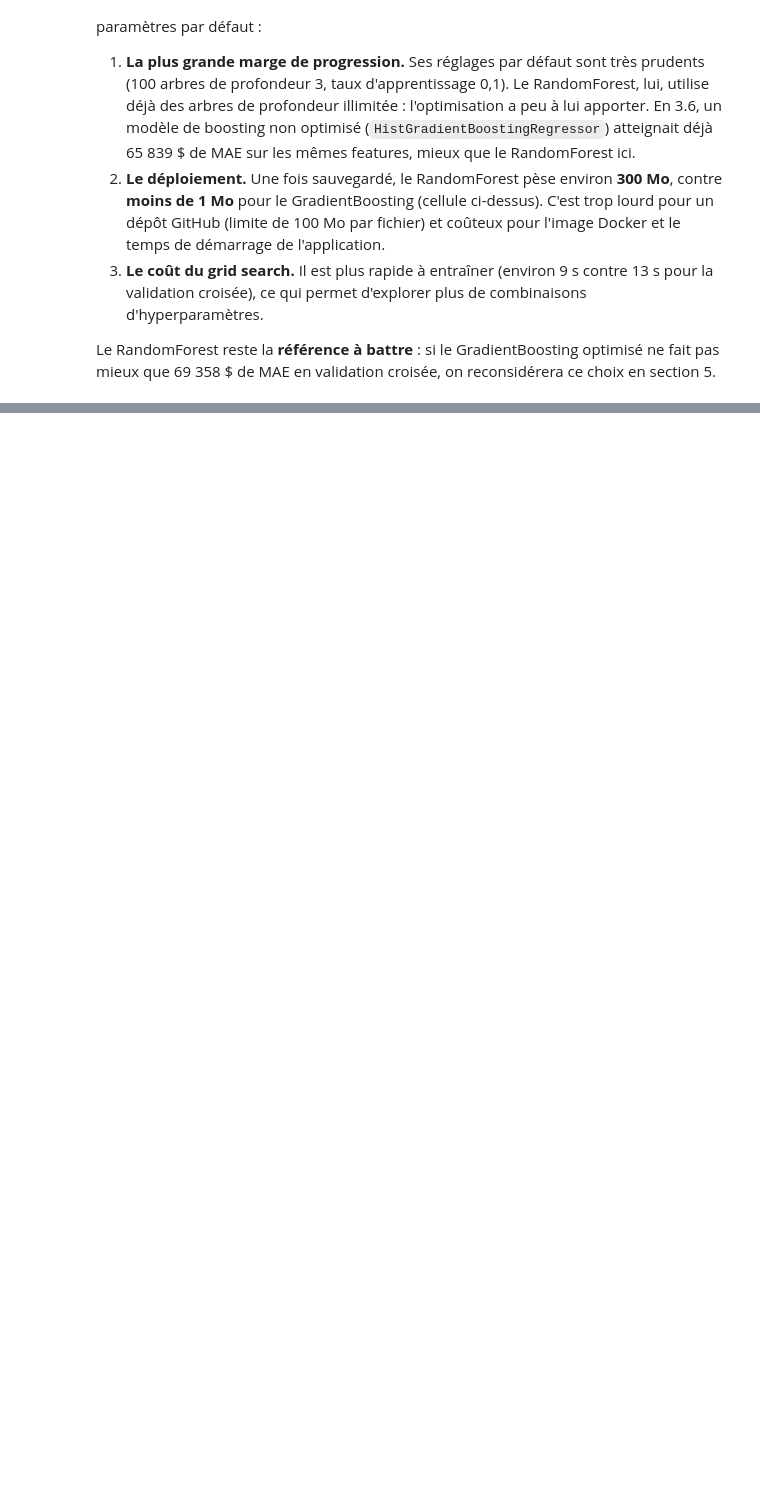
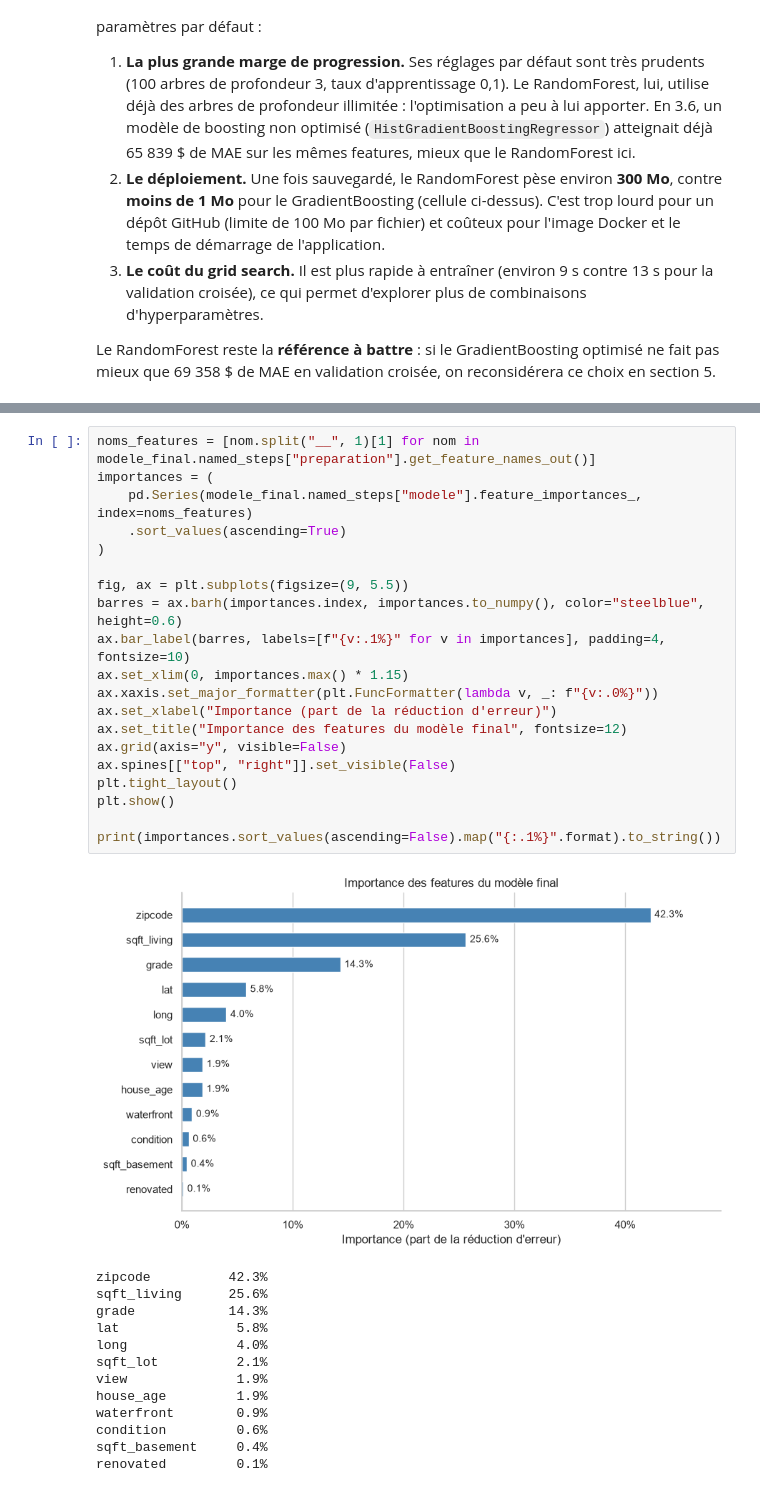
Before and after one commit to dina-yahiaoui/apartment-hunter, a Jupyter notebook: notebooks/01_modelisation.ipynb, the cells around one changed output, grey strips where cells are left out. Drawn from its saved outputs; the diff is of its cells as text; blank space fills up the shorter version.

```diff
--- a/notebooks/01_modelisation.ipynb
+++ b/notebooks/01_modelisation.ipynb
@@ -1196,0 +1524,34 @@ Le RandomForest reste la **référence à battre** : si le GradientBoosting opti
+# %%
+noms_features = [nom.split("__", 1)[1] for nom in modele_final.named_steps["preparation"].get_feature_names_out()]
+importances = (
+    pd.Series(modele_final.named_steps["modele"].feature_importances_, index=noms_features)
+    .sort_values(ascending=True)
+)
+
+fig, ax = plt.subplots(figsize=(9, 5.5))
+barres = ax.barh(importances.index, importances.to_numpy(), color="steelblue", height=0.6)
+ax.bar_label(barres, labels=[f"{v:.1%}" for v in importances], padding=4, fontsize=10)
+ax.set_xlim(0, importances.max() * 1.15)
+ax.xaxis.set_major_formatter(plt.FuncFormatter(lambda v, _: f"{v:.0%}"))
+ax.set_xlabel("Importance (part de la réduction d'erreur)")
+ax.set_title("Importance des features du modèle final", fontsize=12)
+ax.grid(axis="y", visible=False)
+ax.spines[["top", "right"]].set_visible(False)
+plt.tight_layout()
+plt.show()
+
+print(importances.sort_values(ascending=False).map("{:.1%}".format).to_string())
+# %% [output]
+[figure, added]
+zipcode          42.3%
+sqft_living      25.6%
+grade            14.3%
+lat               5.8%
+long              4.0%
+sqft_lot          2.1%
+view              1.9%
+house_age         1.9%
+waterfront        0.9%
+condition         0.6%
+sqft_basement     0.4%
+renovated         0.1%
```
Also changed, not shown: parts of 34 cells of this notebook, 2 other files.
